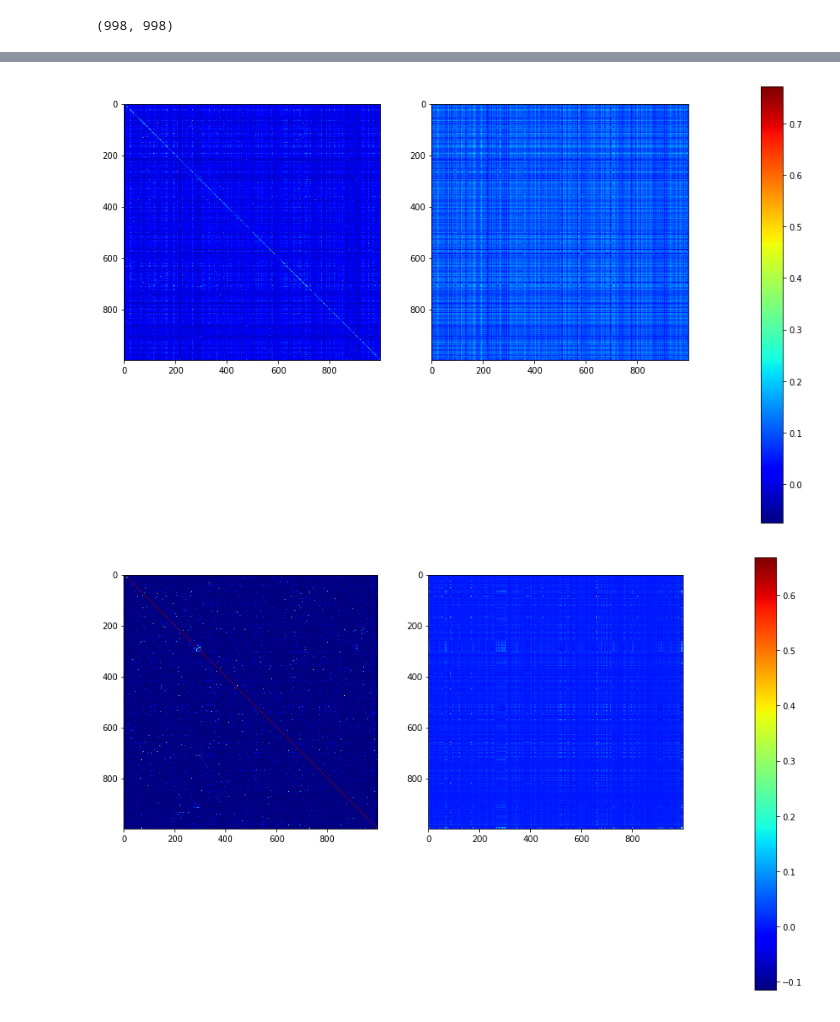
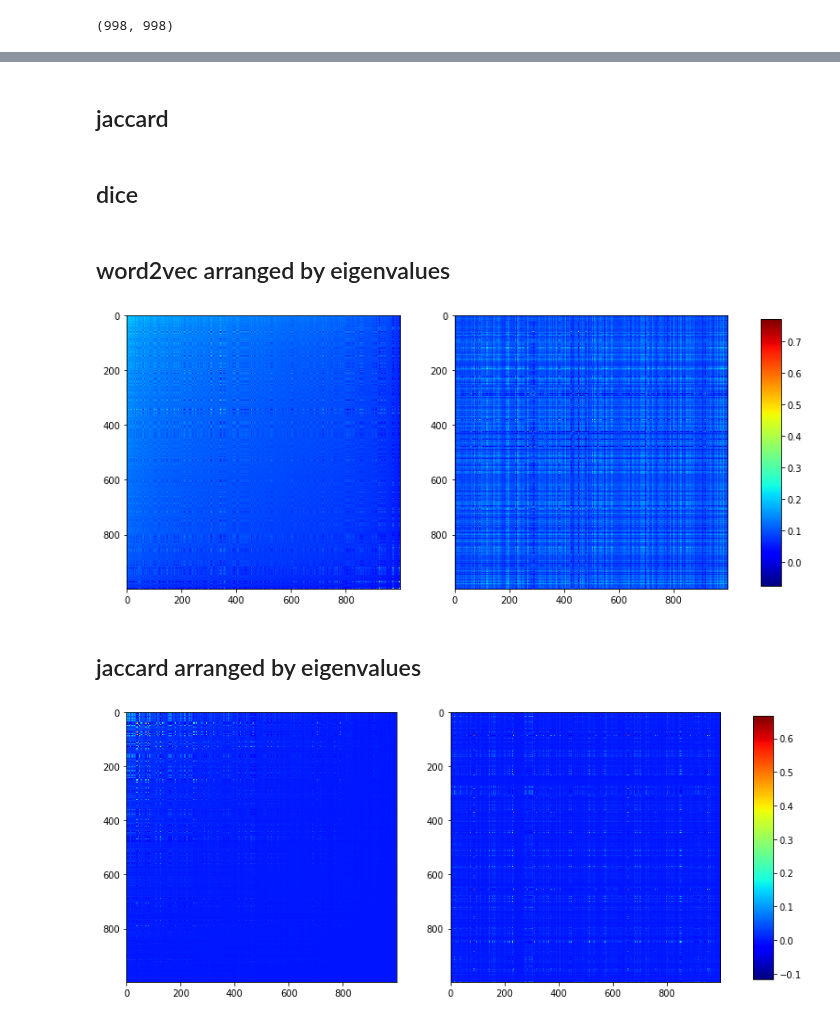
Before and after one commit to sdhdez/article-similarity, a Jupyter notebook: notebooks/loading-matrices-aminer-v1-c.ipynb, the cells around one changed output, grey strips where cells are left out. Cells and saved outputs as stored; diff of their text form; code cells hidden in the pictures.

```diff
--- a/notebooks/loading-matrices-aminer-v1-c.ipynb
+++ b/notebooks/loading-matrices-aminer-v1-c.ipynb
@@ -8,7 +6,7 @@ import scipy.spatial as sp
 
 import matrices.loading as mload
 # %%
-plt.rcParams["figure.figsize"] = (12,12)
+plt.rcParams["figure.figsize"] = (10,10)
 mpl.rcParams['image.cmap'] = 'jet'
 # %%
 data_path = "resources/aminer/v1" # 629814 documents
@@ -66,0 +65,2 @@ dice_ordered_indices = dice_similarity_mean.argsort()[::-1]
+# %%
+n_eigenvalues = 3
@@ -68,9 +70,11 @@ dice_ordered_indices = dice_similarity_mean.argsort()[::-1]
 Uw2v, sw2v, Vw2v = np.linalg.svd(matrix_word2vec, full_matrices=False)
 sw2v_sorted = sw2v.argsort()[::-1]
 
-n_sw2v = 3
+n_sw2v = n_eigenvalues
 sw2v = np.diag(sw2v[:n_sw2v])
 matrix_word2vec_ = np.dot(Uw2v[:,:n_sw2v], np.dot(sw2v, Vw2v[:n_sw2v,:]))
+# %% [markdown]
+## jaccard
 # %%
 Ujs, sjs, Vjs = np.linalg.svd(matrix_jaccard, full_matrices=False)
 sjs_sorted = sjs.argsort()[::-1]
@@ -79,2 +83,4 @@ n_sjs = 3
 sjs = np.diag(sjs[:n_sjs])
 matrix_jaccard_ = np.dot(Ujs[:,:n_sjs], np.dot(sjs, Vjs[:n_sjs,:]))
+# %% [markdown]
+## dice
@@ -81,33 +94,37 @@ matrix_jaccard_ = np.dot(Ujs[:,:n_sjs], np.dot(sjs, Vjs[:n_sjs,:]))
+# %% [markdown]
+## word2vec arranged by eigenvalues
 # %%
 # Sorted by eigenvalues
-
 # word2vec
 plt.subplot(121)
-plt.imshow(matrix_word2vec[:, sw2v_sorted][sw2v_sorted,:])
-# word2vec with 3 eigenvalues
+plt.imshow(matrix_word2vec_[:, word2vec_ordered_indices][word2vec_ordered_indices,:])
+# word2vec with n_eigenvalues eigenvalues
 plt.subplot(122)
 plt.imshow(matrix_word2vec_[:, sw2v_sorted][sw2v_sorted,:])
 
-plt.subplots_adjust(bottom=0.1, right=0.9, top=0.9)
-cax = plt.axes([1.0, 0.1, 0.03, 0.6])
+plt.subplots_adjust(left=0.,  right=0.90, bottom=0.0, top=1.0)
+cax = plt.axes([0.95, 0.3, 0.03, 0.4]) #[left, bottom, width, height]
 plt.colorbar(cax=cax)
 plt.show()
 # %% [output]
-[figure, old version]
+[figure, new version]
+# %% [markdown]
+## jaccard arranged by eigenvalues
 # %%
 # Sorted by eigenvalues
 
 # jaccard
 plt.subplot(121)
-plt.imshow(matrix_jaccard[:, sjs_sorted][sjs_sorted,:])
+plt.imshow(matrix_jaccard_[:, jaccard_ordered_indices][jaccard_ordered_indices,:])
 
-# jaccard with n eigenvalues
+# jaccard with n_eigenvalues eigenvalues
 plt.subplot(122)
 plt.imshow(matrix_jaccard_[:, sjs_sorted][sjs_sorted,:])
 
-plt.subplots_adjust(bottom=0.1, right=0.9, top=0.9)
-cax = plt.axes([1.0, 0.1, 0.03, 0.6])
+
+plt.subplots_adjust(left=0.,  right=0.90, bottom=0.0, top=1.0)
+cax = plt.axes([0.95, 0.3, 0.03, 0.4]) #[left, bottom, width, height]
 plt.colorbar(cax=cax)
 plt.show()
 # %% [output]
-[figure, old version]
+[figure, new version]
```
Also changed, not shown: parts of 12 cells of this notebook, 2 other files.
